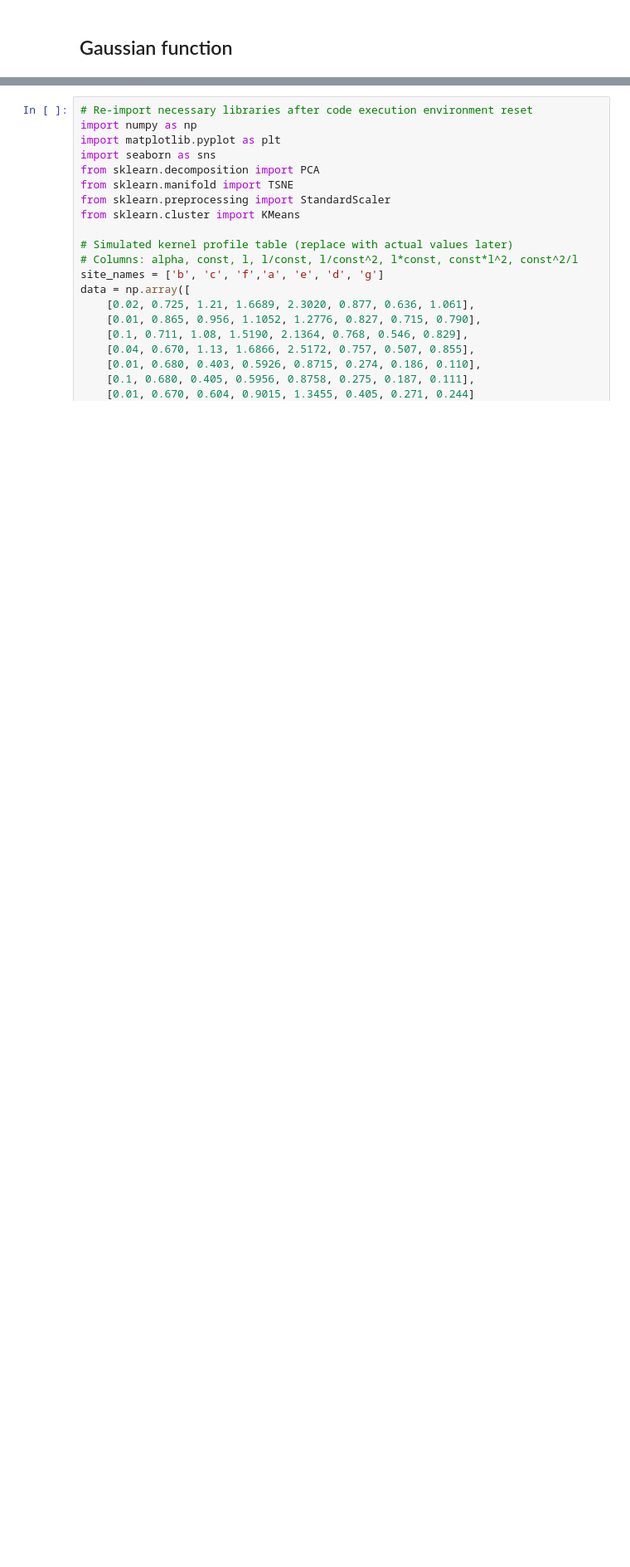
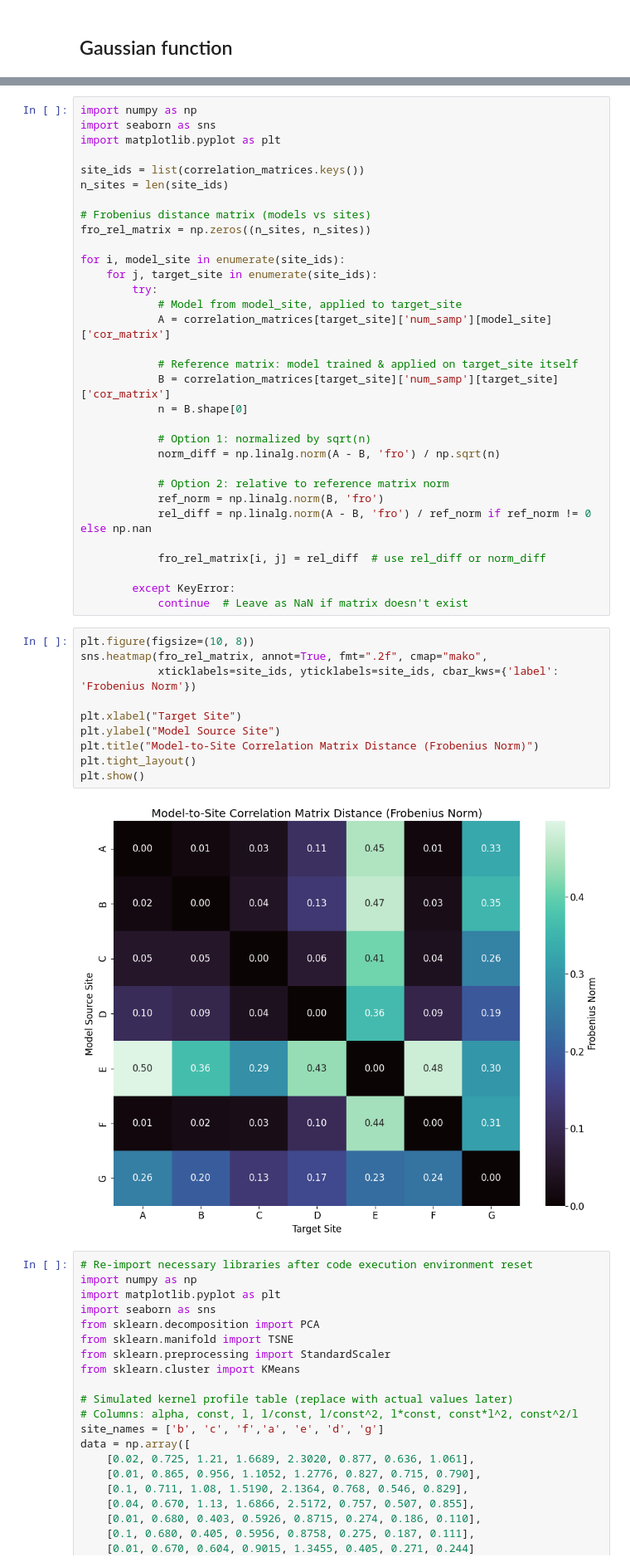
Before and after one commit to MeaganT123/Soft_Sensor_OMP, a Jupyter notebook: kernel_testing.ipynb, the cells around one changed output, grey strips where cells are left out. Shown at 83% size. Drawn from its saved outputs; the diff is of its cells as text; blank space fills up the shorter version.

```diff
--- a/kernel_testing.ipynb
+++ b/kernel_testing.ipynb
@@ -1407,3 +507,47 @@ Site G model hyperparams: {}
+# %%
+import numpy as np
+import seaborn as sns
+import matplotlib.pyplot as plt
+
+site_ids = list(correlation_matrices.keys())
+n_sites = len(site_ids)
+
+# Frobenius distance matrix (models vs sites)
+fro_rel_matrix = np.zeros((n_sites, n_sites))
+
+for i, model_site in enumerate(site_ids):
+    for j, target_site in enumerate(site_ids):
+        try:
+            # Model from model_site, applied to target_site
+            A = correlation_matrices[target_site]['num_samp'][model_site]['cor_matrix']
+
+            # Reference matrix: model trained & applied on target_site itself
+            B = correlation_matrices[target_site]['num_samp'][target_site]['cor_matrix']
+            n = B.shape[0]
+
+            # Option 1: normalized by sqrt(n)
+            norm_diff = np.linalg.norm(A - B, 'fro') / np.sqrt(n)
+
+            # Option 2: relative to reference matrix norm
+            ref_norm = np.linalg.norm(B, 'fro')
+            rel_diff = np.linalg.norm(A - B, 'fro') / ref_norm if ref_norm != 0 else np.nan
+
+            fro_rel_matrix[i, j] = rel_diff  # use rel_diff or norm_diff
+
+        except KeyError:
+            continue  # Leave as NaN if matrix doesn't exist
+# %%
+plt.figure(figsize=(10, 8))
+sns.heatmap(fro_rel_matrix, annot=True, fmt=".2f", cmap="mako",
+            xticklabels=site_ids, yticklabels=site_ids, cbar_kws={'label': 'Frobenius Norm'})
+
+plt.xlabel("Target Site")
+plt.ylabel("Model Source Site")
+plt.title("Model-to-Site Correlation Matrix Distance (Frobenius Norm)")
+plt.tight_layout()
+plt.show()
+# %% [output]
+[figure, added]
 # %%
 # Re-import necessary libraries after code execution environment reset
 import numpy as np
```
Also changed, not shown: parts of 19 cells of this notebook, 1 other file.
